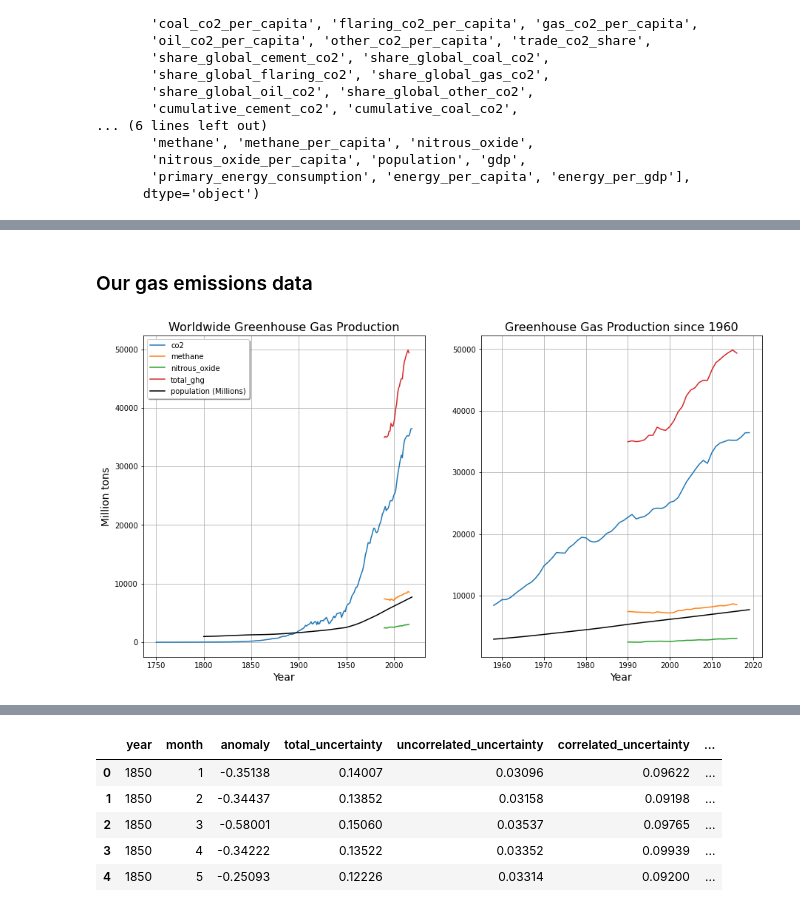
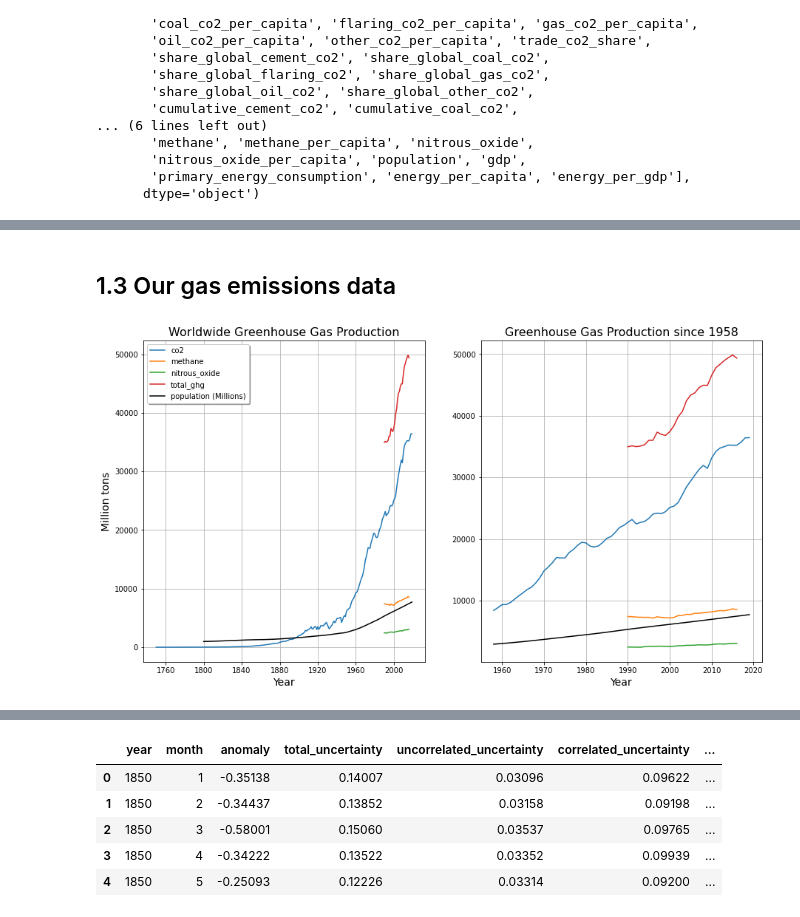
Before and after one commit to BradDoty/Capstone3ClimateChange, a Jupyter notebook: Notebooks/DataWrangling.ipynb, the cells around one changed output, grey strips where cells are left out. Saved outputs shown, nothing was run; the diff lists cells and outputs as text; code cells hidden in the pictures.

```diff
--- a/Notebooks/DataWrangling.ipynb
+++ b/Notebooks/DataWrangling.ipynb
@@ -6,4 +6,18 @@ import pandas as pd
 import numpy as np
 import matplotlib.pyplot as plt
 import seaborn as sns
+# %%
+def makeDatetimeIndex(df, defDay='01', defMonth=None):
+    if defDay is not None or 'Day' not in df.columns:
+        if defDay is None:
+            defDay='01'
+        df = df.assign(Day=defDay)
+    if defMonth is not None or 'Month' not in df.columns:
+        if defMonth is None:
+            defMonth='01'
+        df = df.assign(Month=defMonth)
+
+    df.insert(len(df.columns), 'Date', pd.to_datetime(df[['Year','Month','Day']]))
+    df.set_index('Date', inplace=True)
+    return df
 # %% [markdown]
@@ -109,5 +121,6 @@ Let's keep only the world level and these columns:
        'primary_energy_consumption', 'energy_per_capita', 'energy_per_gdp'
 # %%
-Emissions = Emissions[Emissions.country == 'World'][['iso_code', 'country', 'year', 'total_ghg', 'ghg_per_capita', 'co2', 'co2_growth_prct', 'co2_growth_abs', 'co2_per_capita', 'co2_per_gdp', 'co2_per_unit_energy', 'methane', 'methane_per_capita', 'nitrous_oxide', 'nitrous_oxide_per_capita', 'population', 'gdp', 'primary_energy_consumption', 'energy_per_capita', 'energy_per_gdp']]
+Emissions = Emissions[Emissions.country == 'World'][['country', 'year', 'total_ghg', 'ghg_per_capita', 'co2', 'co2_growth_prct', 'co2_growth_abs', 'co2_per_capita', 'co2_per_gdp', 'co2_per_unit_energy', 'methane', 'methane_per_capita', 'nitrous_oxide', 'nitrous_oxide_per_capita', 'population', 'gdp', 'primary_energy_consumption', 'energy_per_capita', 'energy_per_gdp']]
+Emissions = makeDatetimeIndex(Emissions.rename(columns={'year':'Year'}))
 Emissions
 # %% [output]
@@ -127,21 +141,24 @@ Emissions
 # %% [markdown]
-### Our gas emissions data
+## 1.3 Our gas emissions data
 # %%
 fig, ax = plt.subplots(1, 2, figsize=(15, 8))
-Modern = Emissions[Emissions.year >= 1958]
+
+## Let's keep a separate df of Emissions since 1958, when CO data became available from Mauna Loa.
+## Interestingly, around 1958 world population growth rate stablized at a higher rate than prior to 1950.
+Modern = Emissions[Emissions.index >= '1958-01-01']
 
 for gas in ['co2','methane','nitrous_oxide','total_ghg']:
-    ax[0].plot(Emissions.year, Emissions[gas], label=gas);
-    ax[1].plot(Modern.year, Modern[gas], label=gas)
-ax[0].plot(Emissions.year, Emissions.population/1000000, label='population (Millions)', c='black')
-ax[1].plot(Modern.year, Modern.population/1000000,  label='population (Millions)', c='black')
+    ax[0].plot(Emissions.index, Emissions[gas], label=gas);
+    ax[1].plot(Modern.index, Modern[gas], label=gas)
+ax[0].plot(Emissions.index, Emissions.population/1000000, label='population (Millions)', c='black')
+ax[1].plot(Modern.index, Modern.population/1000000,  label='population (Millions)', c='black')
 ax[0].legend(loc='best', shadow=True)
 ax[0].grid(True);  ax[1].grid(True)
 ax[0].set_title('Worldwide Greenhouse Gas Production', fontsize=16)
-ax[1].set_title('Greenhouse Gas Production since 1960', fontsize=16)
+ax[1].set_title('Greenhouse Gas Production since 1958', fontsize=16)
 ax[0].set_ylabel('Million tons', fontsize=14)
 ax[0].set_xlabel('Year', fontsize=14)
 ax[1].set_xlabel('Year', fontsize=14)
 plt.plot();
 # %% [output]
-[figure, old version]
+[figure, new version]
```
Also changed, not shown: parts of 43 cells of this notebook, 14 other files.
